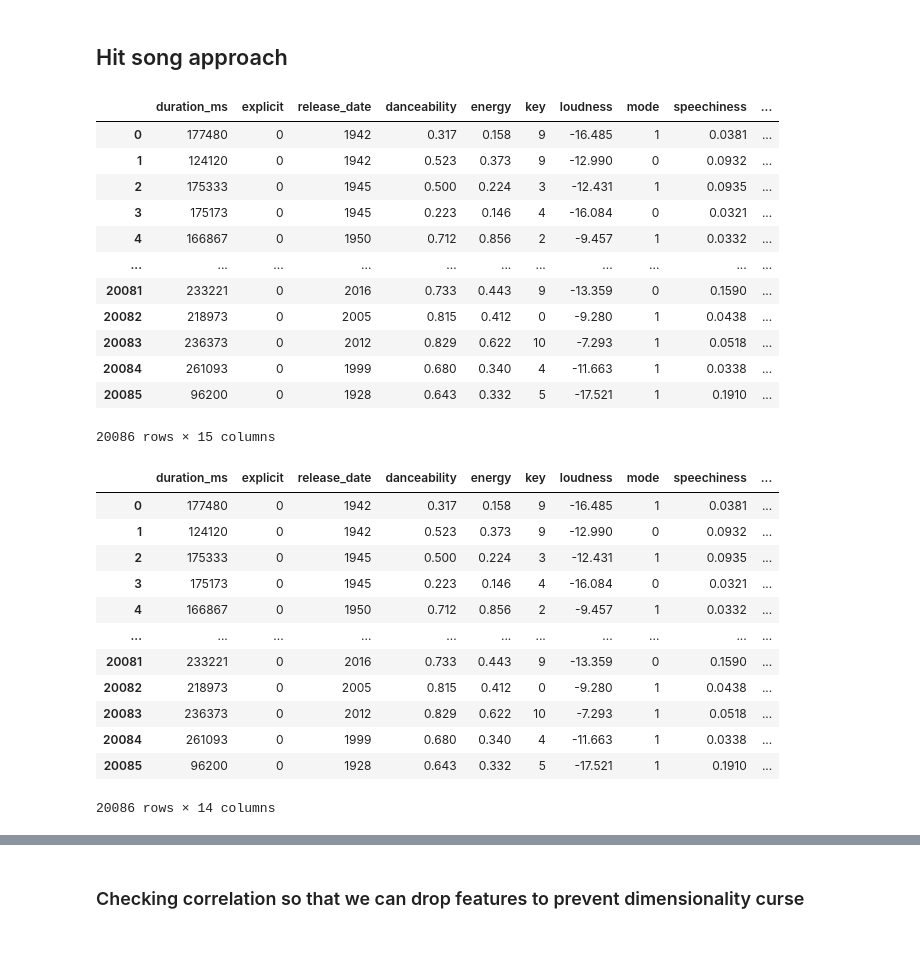
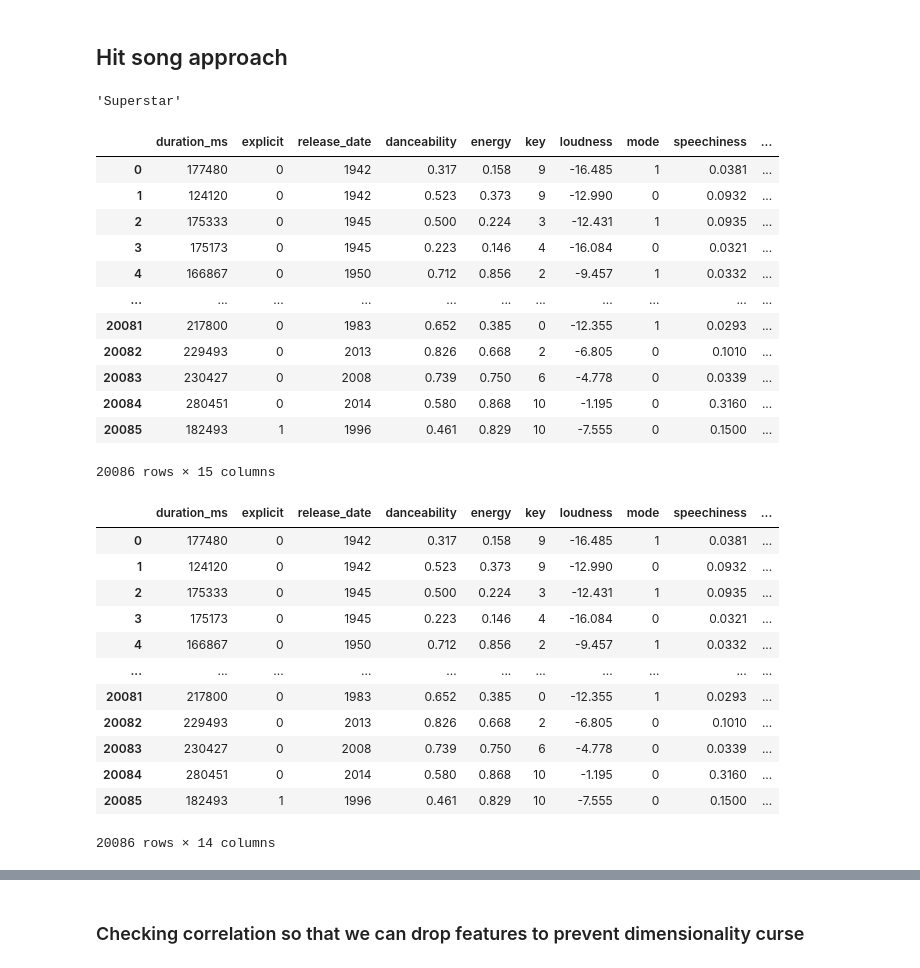
Before and after one commit to xRiku/gp-ufes, a Jupyter notebook: billboard_x_spotify.ipynb, the cells around one changed output, grey strips where cells are left out. Drawn from its saved outputs; the diff is of its cells as text; code cells hidden in the pictures.

```diff
--- a/billboard_x_spotify.ipynb
+++ b/billboard_x_spotify.ipynb
@@ -282,8 +282,8 @@ samples_df
 10043 rows × 17 columns
 # %%
 concatenated_df = pd.concat([billboard_entries_df, samples_df]).reset_index(drop=True)
-concatenated_df.columns
-# concatenated_df['weeks'].fillna(0, inplace=True)
-# concatenated_df["release_date"] = concatenated_df["release_date"].dt.year
-# concatenated_df
+# concatenated_df.columns
+concatenated_df['weeks'].fillna(0, inplace=True)
+concatenated_df["release_date"] = concatenated_df["release_date"].dt.year
+concatenated_df
 # %% [output]
@@ -293,0 +303,6 @@ Index(['name', 'duration_ms', 'explicit', 'release_date', 'danceability',
+# %%
+filtered_data = concatenated_df[concatenated_df['weeks'] != 0]
+
+# Get the count of songs with weeks different than 0 for each artist
+song_count = filtered_data['artist'].value_counts()
+song_count
@@ -294,24 +327,56 @@ Index(['name', 'duration_ms', 'explicit', 'release_date', 'danceability',
+# %%
+# Function to define categories for number of songs that an artist has in the billboard if any
+def get_category(x):
+    if x > 20:
+        return 'Superstar'
+    elif x > 10:
+        return "Trendsetting"
+    elif x > 5:
+        return "Hitmaker"
+    elif x > 3:
+        return "Notable"
+    else:
+        return "Newcomer"
 # %% [markdown]
 ## Hit song approach
+# %%
+get_category(song_count['Drake'])
+# %% [output]
+'Superstar'
 # %%
 hit_song_df = concatenated_df.copy()
 ### if it appears once in billboard hot 100 then it's a hit
 hit_song_df['hit'] = hit_song_df['weeks'].apply(lambda x: 1 if x else 0)
-hit_song_df = hit_song_df.drop(columns=['weeks', "name", "artist"])
+
+# hit_song_df['artist'] = hit_song_df['weeks'].apply(get_category)
+
+# Function to get the category of the artist
+def get_artist_category(row, song_count=song_count):
+    if row['artist'] not in song_count.index:
+        return 'Unknown'
+    else:
+        return get_category(song_count[row['artist']])
+
+hit_song_df['artist_category'] = hit_song_df.apply(lambda x: get_artist_category(x), axis=1)
+
+# dummiees for most successful artists
+artist_dummies = pd.get_dummies(hit_song_df['artist_category'])
+hit_song_df = hit_song_df.drop(columns=['weeks', "name", "artist", "artist_category"])
+# hit_song_df['artist_category'].value_counts()
 hit_song_df
 # %% [output]
 |  | duration_ms | explicit | release_date | danceability | energy | key | loudness | mode | speechiness | ... |
 | 0 | 177480 | 0 | 1942 | 0.317 | 0.158 | 9 | -16.485 | 1 | 0.0381 | ... |
 | 1 | 124120 | 0 | 1942 | 0.523 | 0.373 | 9 | -12.990 | 0 | 0.0932 | ... |
 | 2 | 175333 | 0 | 1945 | 0.500 | 0.224 | 3 | -12.431 | 1 | 0.0935 | ... |
 | 3 | 175173 | 0 | 1945 | 0.223 | 0.146 | 4 | -16.084 | 0 | 0.0321 | ... |
 | 4 | 166867 | 0 | 1950 | 0.712 | 0.856 | 2 | -9.457 | 1 | 0.0332 | ... |
 | ... | ... | ... | ... | ... | ... | ... | ... | ... | ... | ... |
-| 20081 | 233221 | 0 | 2016 | 0.733 | 0.443 | 9 | -13.359 | 0 | 0.1590 | ... |
-| 20082 | 218973 | 0 | 2005 | 0.815 | 0.412 | 0 | -9.280 | 1 | 0.0438 | ... |
-| 20083 | 236373 | 0 | 2012 | 0.829 | 0.622 | 10 | -7.293 | 1 | 0.0518 | ... |
-| 20084 | 261093 | 0 | 1999 | 0.680 | 0.340 | 4 | -11.663 | 1 | 0.0338 | ... |
-| 20085 | 96200 | 0 | 1928 | 0.643 | 0.332 | 5 | -17.521 | 1 | 0.1910 | ... |
+| 20081 | 217800 | 0 | 1983 | 0.652 | 0.385 | 0 | -12.355 | 1 | 0.0293 | ... |
+| 20082 | 229493 | 0 | 2013 | 0.826 | 0.668 | 2 | -6.805 | 0 | 0.1010 | ... |
+| 20083 | 230427 | 0 | 2008 | 0.739 | 0.750 | 6 | -4.778 | 0 | 0.0339 | ... |
+| 20084 | 280451 | 0 | 2014 | 0.580 | 0.868 | 10 | -1.195 | 0 | 0.3160 | ... |
+| 20085 | 182493 | 1 | 1996 | 0.461 | 0.829 | 10 | -7.555 | 0 | 0.1500 | ... |
 20086 rows × 15 columns
 # %%
 hit_song_X = hit_song_df.drop('hit', axis=1)
@@ -325,11 +390,11 @@ hit_song_X
 | 3 | 175173 | 0 | 1945 | 0.223 | 0.146 | 4 | -16.084 | 0 | 0.0321 | ... |
 | 4 | 166867 | 0 | 1950 | 0.712 | 0.856 | 2 | -9.457 | 1 | 0.0332 | ... |
 | ... | ... | ... | ... | ... | ... | ... | ... | ... | ... | ... |
-| 20081 | 233221 | 0 | 2016 | 0.733 | 0.443 | 9 | -13.359 | 0 | 0.1590 | ... |
-| 20082 | 218973 | 0 | 2005 | 0.815 | 0.412 | 0 | -9.280 | 1 | 0.0438 | ... |
-| 20083 | 236373 | 0 | 2012 | 0.829 | 0.622 | 10 | -7.293 | 1 | 0.0518 | ... |
-| 20084 | 261093 | 0 | 1999 | 0.680 | 0.340 | 4 | -11.663 | 1 | 0.0338 | ... |
-| 20085 | 96200 | 0 | 1928 | 0.643 | 0.332 | 5 | -17.521 | 1 | 0.1910 | ... |
+| 20081 | 217800 | 0 | 1983 | 0.652 | 0.385 | 0 | -12.355 | 1 | 0.0293 | ... |
+| 20082 | 229493 | 0 | 2013 | 0.826 | 0.668 | 2 | -6.805 | 0 | 0.1010 | ... |
+| 20083 | 230427 | 0 | 2008 | 0.739 | 0.750 | 6 | -4.778 | 0 | 0.0339 | ... |
+| 20084 | 280451 | 0 | 2014 | 0.580 | 0.868 | 10 | -1.195 | 0 | 0.3160 | ... |
+| 20085 | 182493 | 1 | 1996 | 0.461 | 0.829 | 10 | -7.555 | 0 | 0.1500 | ... |
 20086 rows × 14 columns
 # %%
 _ = pd.DataFrame.hist(data=hit_song_X, figsize=[15,15])
```
Also changed, not shown: parts of 16 cells of this notebook.
